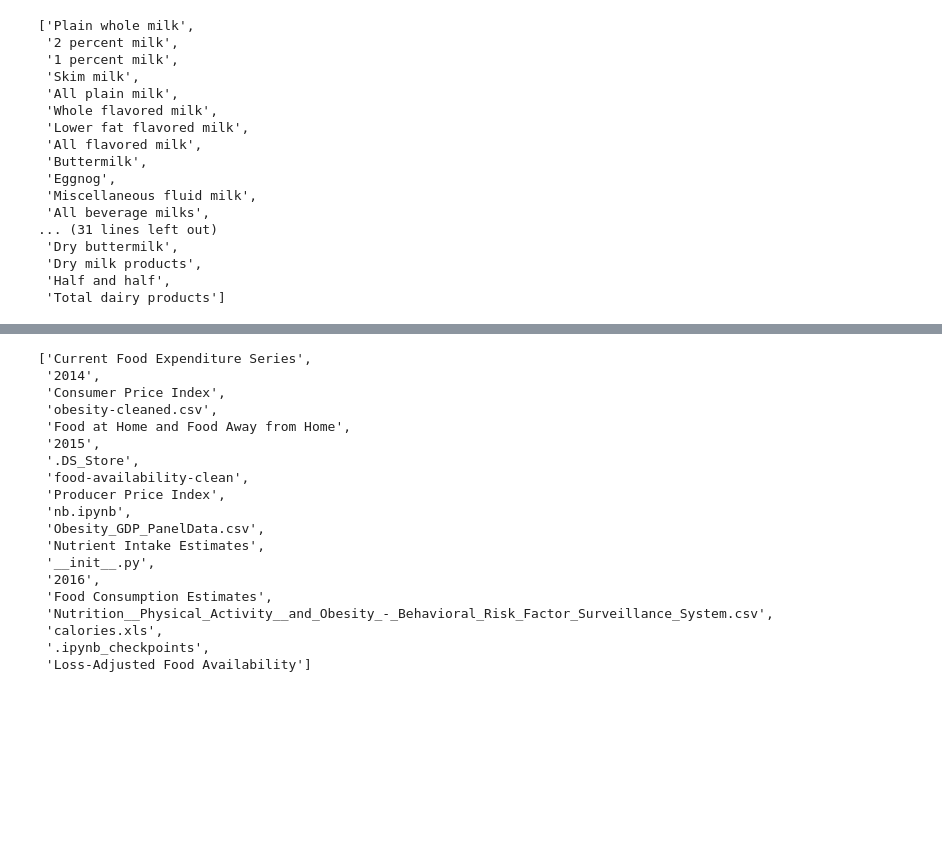
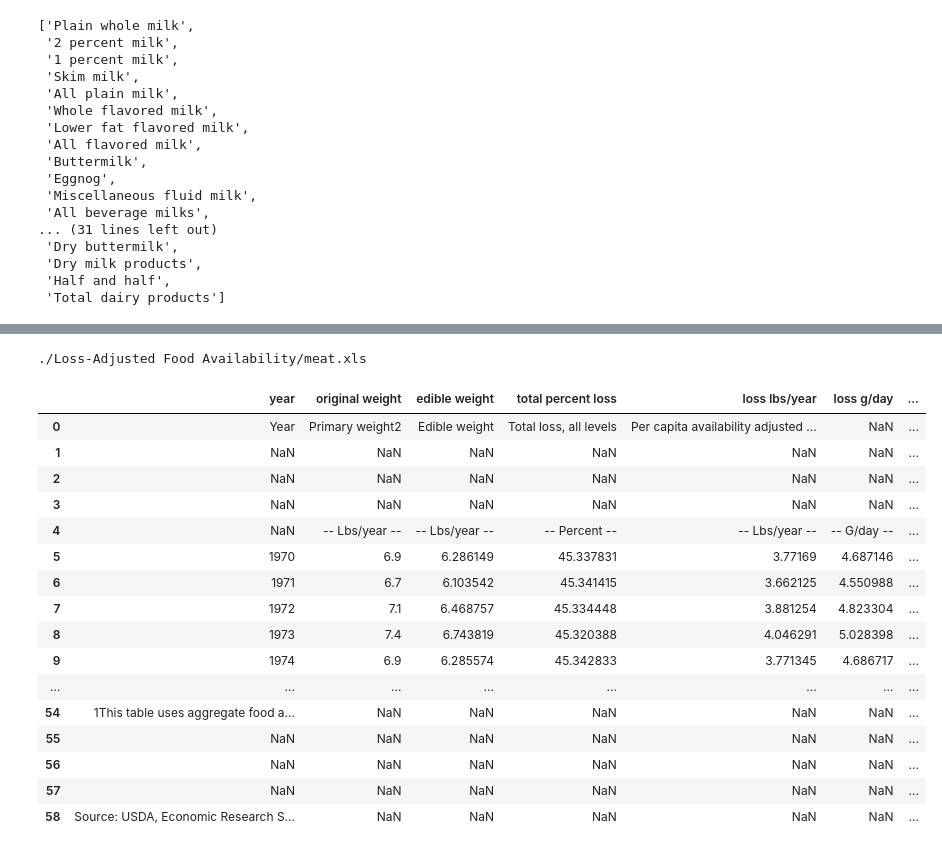
Before and after one commit to Narapady/css497_ETL_project, a Jupyter notebook: stage/nb.ipynb, the cells around one changed output, grey strips where cells are left out. Saved outputs shown, nothing was run; the diff lists cells and outputs as text; code cells hidden in the pictures; blank space fills up the shorter version.

```diff
--- a/stage/nb.ipynb
+++ b/stage/nb.ipynb
@@ -186,22 +130,56 @@ for title, df in df_dict.items():
-# %%
-os.listdir()
-# %% [output]
-['Current Food Expenditure Series',
- '2014',
- 'Consumer Price Index',
- 'obesity-cleaned.csv',
- 'Food at Home and Food Away from Home',
- '2015',
- '.DS_Store',
- 'food-availability-clean',
- 'Producer Price Index',
- 'nb.ipynb',
- 'Obesity_GDP_PanelData.csv',
- 'Nutrient Intake Estimates',
- '__init__.py',
- '2016',
- 'Food Consumption Estimates',
- 'Nutrition__Physical_Activity__and_Obesity_-_Behavioral_Risk_Factor_Surveillance_System.csv',
- 'calories.xls',
- '.ipynb_checkpoints',
- 'Loss-Adjusted Food Availability']
+# %%
+key = get_paths("./Loss-Adjusted Food Availability/")[:2][0]
+print(key)
+dff = pd.read_excel(key, sheet_name=11)
+dff.columns = dff.iloc[0]
+cols = list(dff.columns)
+# %% [output]
+./Loss-Adjusted Food Availability/meat.xls
+# %%
+indx = [i for i, col in enumerate(cols) if col is np.nan]
+
+if len(indx) > 2:
+    new_cols = ["Edible weight", "Other loss", "Loss oz/day", "Loss g/day"]
+elif len(indx) == 2:
+    new_cols = ["Loss os/day", "Loss g/day"]
+for i, col in zip(indx, new_cols):
+    cols[i] = col
+dff.columns = cols
+avail_cal = ""
+for col in list(dff.columns):
+    if col.startswith("Calories"):
+       avail_cal = col
+
+new_col_names = {
+    "Year": "year",
+    "Primary weight2": "original weight",
+    "Edible weight": "edible weight",
+    "Total loss, all levels": "total percent loss",
+    "Per capita availability adjusted for loss": "loss lbs/year",
+    "Loss g/day": "loss g/day",
+    avail_cal: "available calories/day"
+
+}
+
+dff = dff.rename(columns=new_col_names)
+final_cols = ["year", "original weight", "edible weight", "total percent loss", "loss lbs/year", "loss g/day", "available calories/day"]
+dff = dff[final_cols]
+dff
+# %% [output]
+|  | year | original weight | edible weight | total percent loss | loss lbs/year | loss g/day | ... |
+| 0 | Year | Primary weight2 | Edible weight | Total loss, all levels | Per capita availability adjusted ... | NaN | ... |
+| 1 | NaN | NaN | NaN | NaN | NaN | NaN | ... |
+| 2 | NaN | NaN | NaN | NaN | NaN | NaN | ... |
+| 3 | NaN | NaN | NaN | NaN | NaN | NaN | ... |
+| 4 | NaN | -- Lbs/year -- | -- Lbs/year -- | -- Percent -- | -- Lbs/year -- | -- G/day -- | ... |
+| 5 | 1970 | 6.9 | 6.286149 | 45.337831 | 3.77169 | 4.687146 | ... |
+| 6 | 1971 | 6.7 | 6.103542 | 45.341415 | 3.662125 | 4.550988 | ... |
+| 7 | 1972 | 7.1 | 6.468757 | 45.334448 | 3.881254 | 4.823304 | ... |
+| 8 | 1973 | 7.4 | 6.743819 | 45.320388 | 4.046291 | 5.028398 | ... |
+| 9 | 1974 | 6.9 | 6.285574 | 45.342833 | 3.771345 | 4.686717 | ... |
+| ... | ... | ... | ... | ... | ... | ... | ... |
+| 54 | 1This table uses aggregate food a... | NaN | NaN | NaN | NaN | NaN | ... |
+| 55 | NaN | NaN | NaN | NaN | NaN | NaN | ... |
+| 56 | NaN | NaN | NaN | NaN | NaN | NaN | ... |
+| 57 | NaN | NaN | NaN | NaN | NaN | NaN | ... |
+| 58 | Source: USDA, Economic Research S... | NaN | NaN | NaN | NaN | NaN | ... |
```
Also changed, not shown: parts of 8 cells of this notebook.
